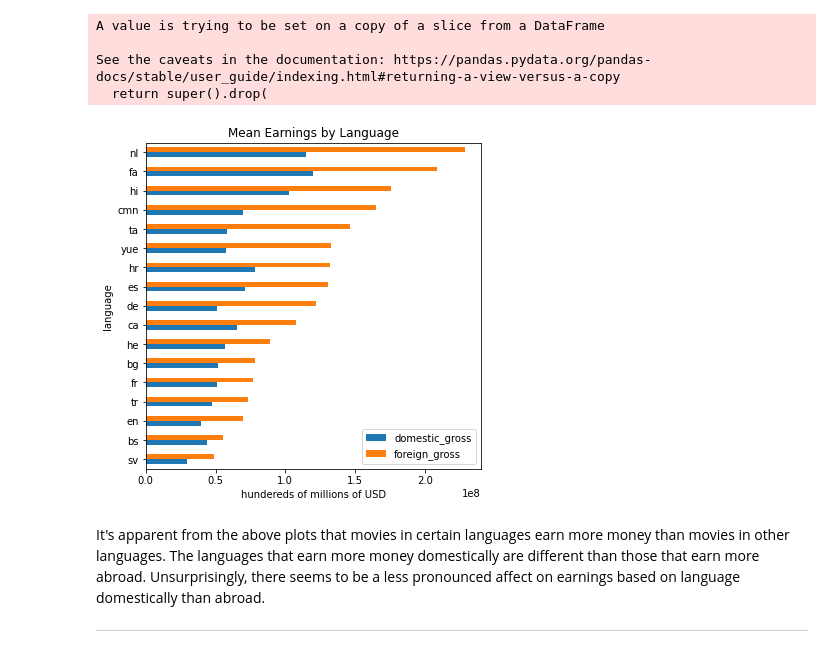
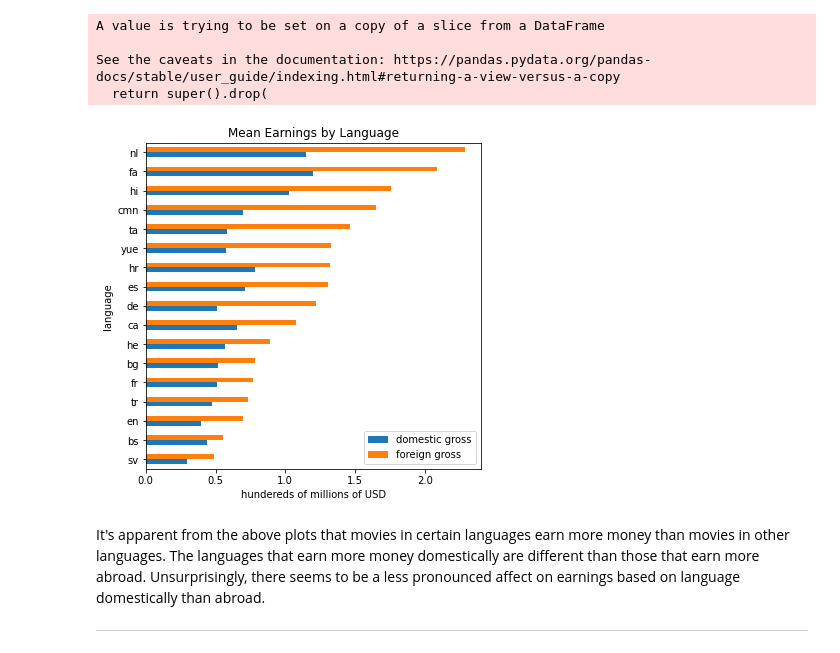
Before and after one commit to terminalcoder/Movie-Earnings-Analysis, a Jupyter notebook: Movie Earnings Analysis Notebook.ipynb, the cells around one changed output. Saved outputs shown, nothing was run; the diff lists cells and outputs as text; code cells hidden in the pictures.

Commit message:
updated lang plot

```diff
--- a/Movie Earnings Analysis Notebook.ipynb
+++ b/Movie Earnings Analysis Notebook.ipynb
@@ -502,12 +502,12 @@ lang_mean['foreign gross'] = lang_mean['foreign_gross'] / 100000000
 # %%
 # view mean earnings by language
 # this plot is arranged by foreign gross
-lang_mean.plot.barh(x = 'language', y = ['domestic_gross', 'foreign_gross'], title= 'Mean Earnings by Language', legend = 'foreign earnings', figsize=(6,6))
+lang_mean.plot.barh(x = 'language', y = ['domestic gross', 'foreign gross'], title= 'Mean Earnings by Language', legend = 'foreign earnings', figsize=(6,6))
 plt.xlabel('hundereds of millions of USD')
 # save the plot
 plt.savefig('images/mean_earnings_by_lang_foreign_barh');
 # %% [output]
-[figure, old version]
+[figure, new version]
 # %% [markdown]
 It's apparent from the above plots that movies in certain languages earn more money than movies in other languages. The languages that earn more money domestically are different than those that earn more abroad. Unsurprisingly, there seems to be a less pronounced affect on earnings based on language domestically than abroad.
 ***
```
Also changed, not shown: parts of 1 cell of this notebook, 1 other file.
